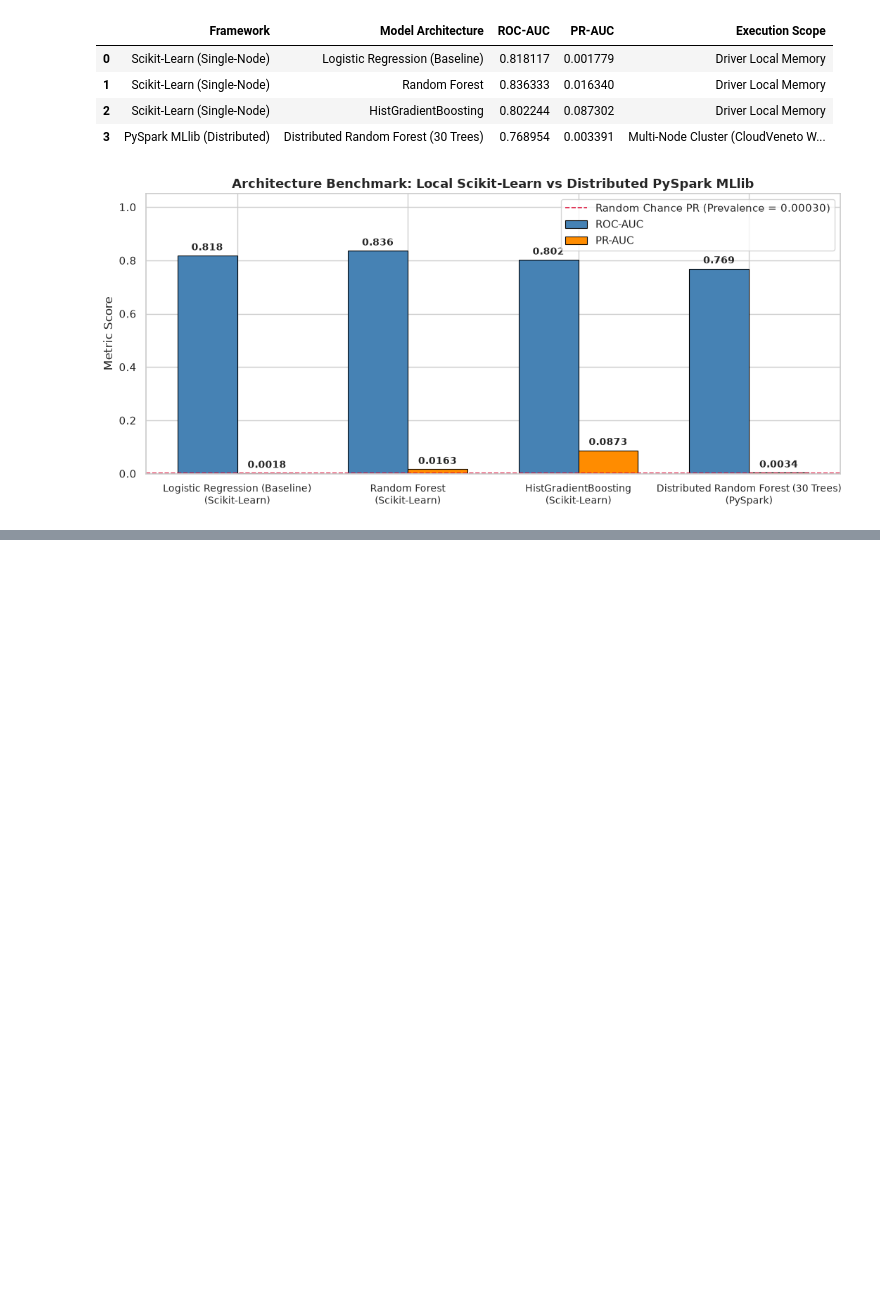
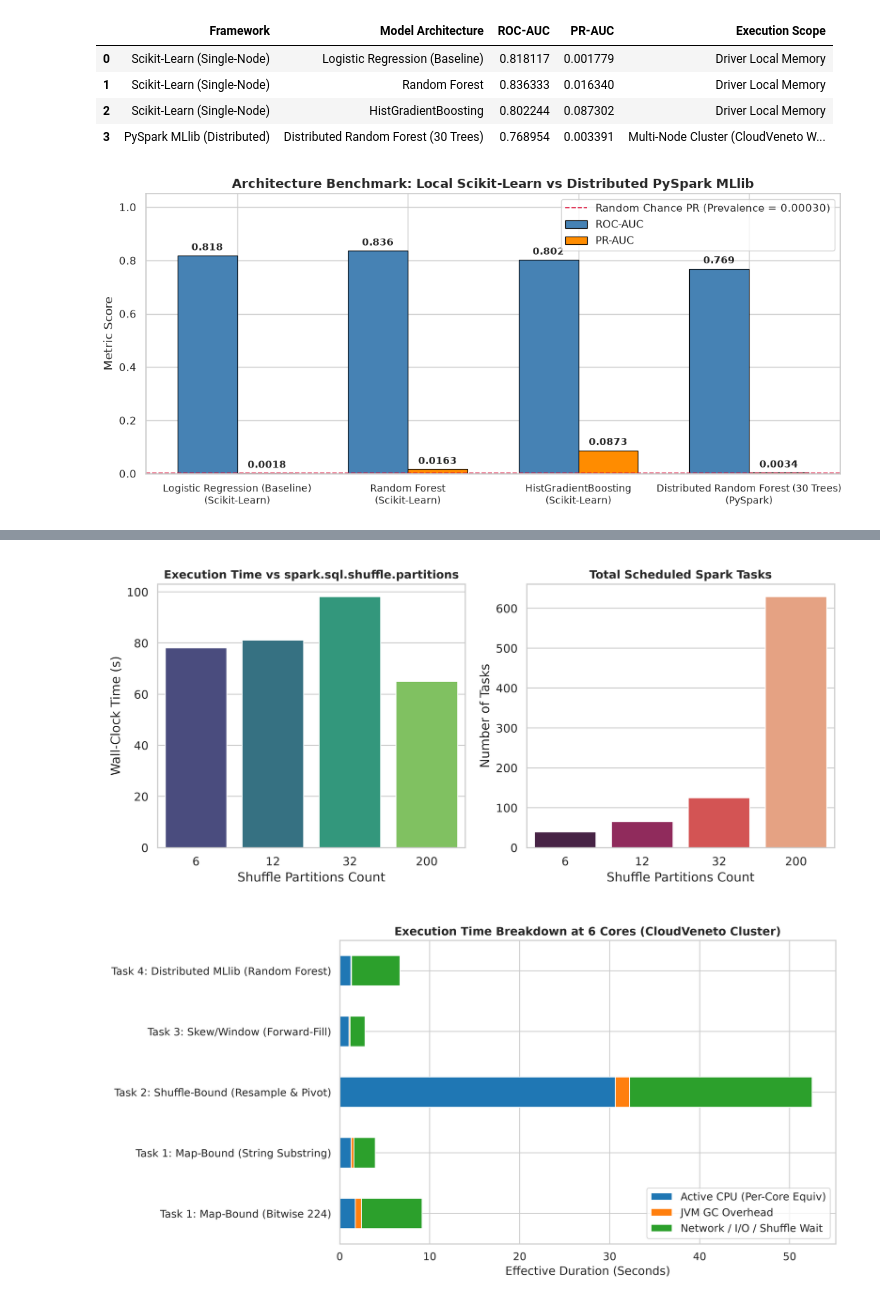
Before and after one commit to PasqualeAndreacchio/AnomalyDection-Spark, a Jupyter notebook: predictive_maintenance.ipynb, the cells around one changed output, grey strips where cells are left out. Cells and saved outputs as stored; diff of their text form; code cells hidden in the pictures; blank space fills up the shorter version.

```diff
--- a/predictive_maintenance.ipynb
+++ b/predictive_maintenance.ipynb
@@ -1197 +1301,8 @@ GLOBAL BENCHMARK: SCIKIT-LEARN (LOCAL) VS PYSPARK MLLIB (DISTRIBUTED)
+# %%
+# Display Plots 4 & 5: Shuffle Tuning and Execution Breakdown
+display(Image(filename="Systematic_Distributed_Benchmarking/benchmark_plots/plot4_shuffle_partitions_tuning.png"))
+display(Image(filename="Systematic_Distributed_Benchmarking/benchmark_plots/plot5_metrics_breakdown.png"))
+# %% [output]
+[figure, added]
+[figure, added]
 # %% [markdown]
```
Also changed, not shown: parts of 10 cells of this notebook, 8 other files.
